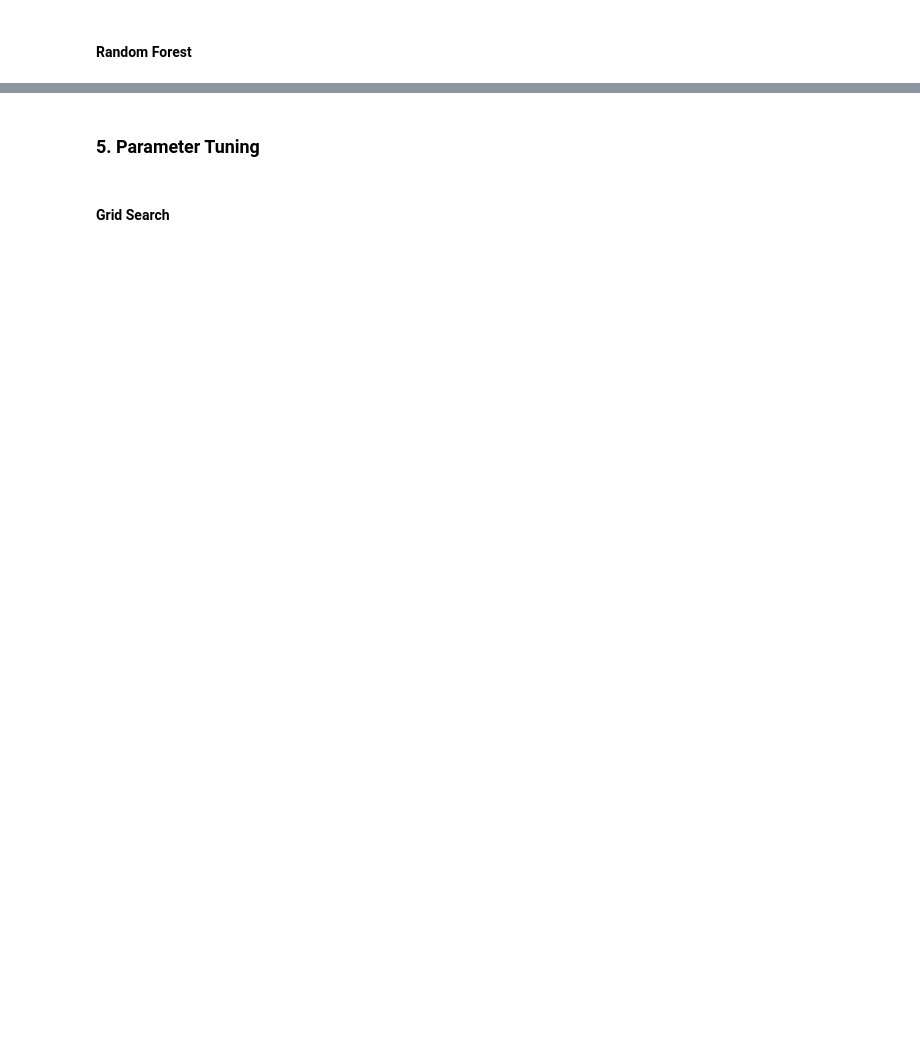
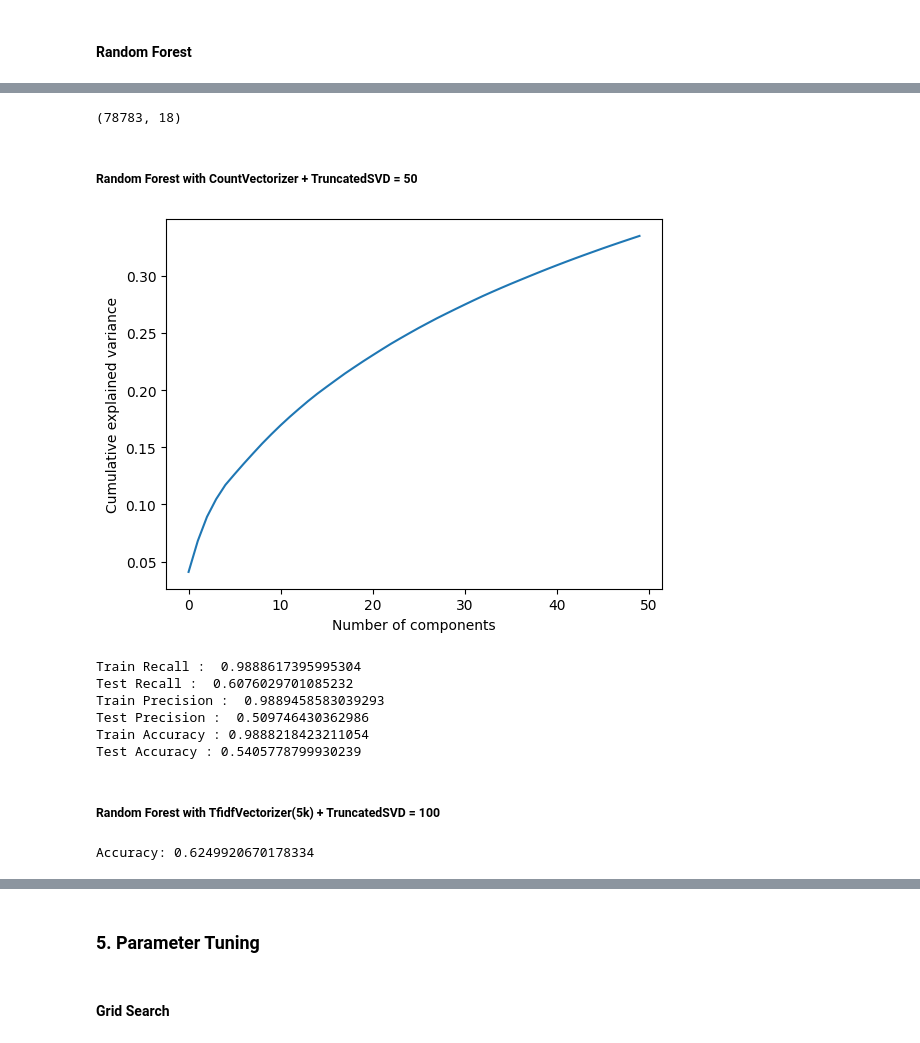
Before and after one commit to anapovedaavanade/Project_Capstone, a Jupyter notebook: code/Project.ipynb, the cells around one changed output, grey strips where cells are left out. Drawn from its saved outputs; the diff is of its cells as text; code cells hidden in the pictures; blank space fills up the shorter version.

Commit message:
Add models and diferent componets

```diff
--- a/code/Project.ipynb
+++ b/code/Project.ipynb
@@ -1359,0 +1447,2 @@ print("Test Accuracy :", metrics.f1_score(y_test,pred_test, average='weighted'))
+# %%
+sampled_df = pd.read_csv('../data/reviews_sample_reduce_20.csv')
@@ -1359,0 +1455,10 @@ print("Test Accuracy :", metrics.f1_score(y_test,pred_test, average='weighted'))
+# %%
+sampled_df.shape
+# %% [output]
+(78783, 18)
+# %%
+# Define X and y.
+X = sampled_df.FinalText
+y = sampled_df.Score
+# %% [markdown]
+##### Random Forest with CountVectorizer + TruncatedSVD = 50
@@ -1359,0 +1468,20 @@ print("Test Accuracy :", metrics.f1_score(y_test,pred_test, average='weighted'))
+# %%
+# Split the data into training and testing sets
+X_train, X_test, y_train, y_test = train_test_split(X, y, test_size=0.2, stratify=y, random_state=42)
+
+# Vectorize text data
+vect = CountVectorizer()
+X_train_dtm = vect.fit_transform(X_train)
+X_test_dtm = vect.transform(X_test)
+# %%
+# TruncatedSVD with different number of components
+svd = TruncatedSVD(n_components=50)
+svd.fit(X_train_dtm)
+
+# Show the plot of accumulate variance
+plt.plot(np.cumsum(svd.explained_variance_ratio_))
+plt.xlabel('Number of components')
+plt.ylabel('Cumulative explained variance')
+plt.show()
+# %% [output]
+[figure, added]
@@ -1359,0 +1503,17 @@ print("Test Accuracy :", metrics.f1_score(y_test,pred_test, average='weighted'))
+# %%
+# Evaluate the model
+print("Train Recall : ",metrics.recall_score(y_train,pred_train, average='weighted'))
+print("Test Recall : ", metrics.recall_score(y_test,pred_test, average='weighted'))
+print("Train Precision : ",metrics.precision_score(y_train,pred_train, average='weighted'))
+print("Test Precision : ",metrics.precision_score(y_test,pred_test, average='weighted'))
+print("Train Accuracy :", metrics.f1_score(y_train,pred_train, average='weighted'))
+print("Test Accuracy :", metrics.f1_score(y_test,pred_test, average='weighted'))
+# %% [output]
+Train Recall :  0.9888617395995304
+Test Recall :  0.6076029701085232
+Train Precision :  0.9889458583039293
+Test Precision :  0.509746430362986
+Train Accuracy : 0.9888218423211054
+Test Accuracy : 0.5405778799930239
+# %% [markdown]
+##### Random Forest with TfidfVectorizer(5k) + TruncatedSVD = 100
@@ -1359,0 +1524,27 @@ print("Test Accuracy :", metrics.f1_score(y_test,pred_test, average='weighted'))
+# %%
+# Step 1: Text Vectorization
+vectorizer = TfidfVectorizer(max_features=5000)  # Adjust max number of features as needed
+X_vectorized = vectorizer.fit_transform(X)
+
+# Step 2: Dimensionality Reduction
+svd = TruncatedSVD(n_components=100)  # Adjust number of components as needed
+X_svd = svd.fit_transform(X_vectorized)
+
+# Step 3: Inverse Frequency Transformation (If needed)
+
+# Step 4: Splitting data into training and testing sets
+X_train, X_test, y_train, y_test = train_test_split(X_svd, y, test_size=0.2, random_state=42)
+
+# Step 5: Training the Random Forest model
+rf_model = RandomForestClassifier(n_estimators=optimal_estimator, random_state=42)
+rf_model.fit(X_train, y_train)
+
+# Evaluating the model
+accuracy = rf_model.score(X_test, y_test)
+print('Accuracy:', accuracy)
+
+# Make predictions
+pred_train = rf_model.predict(X_train)
+pred_test = rf_model.predict(X_test)
+# %% [output]
+Accuracy: 0.6249920670178334
```
Also changed, not shown: parts of 68 cells of this notebook.
